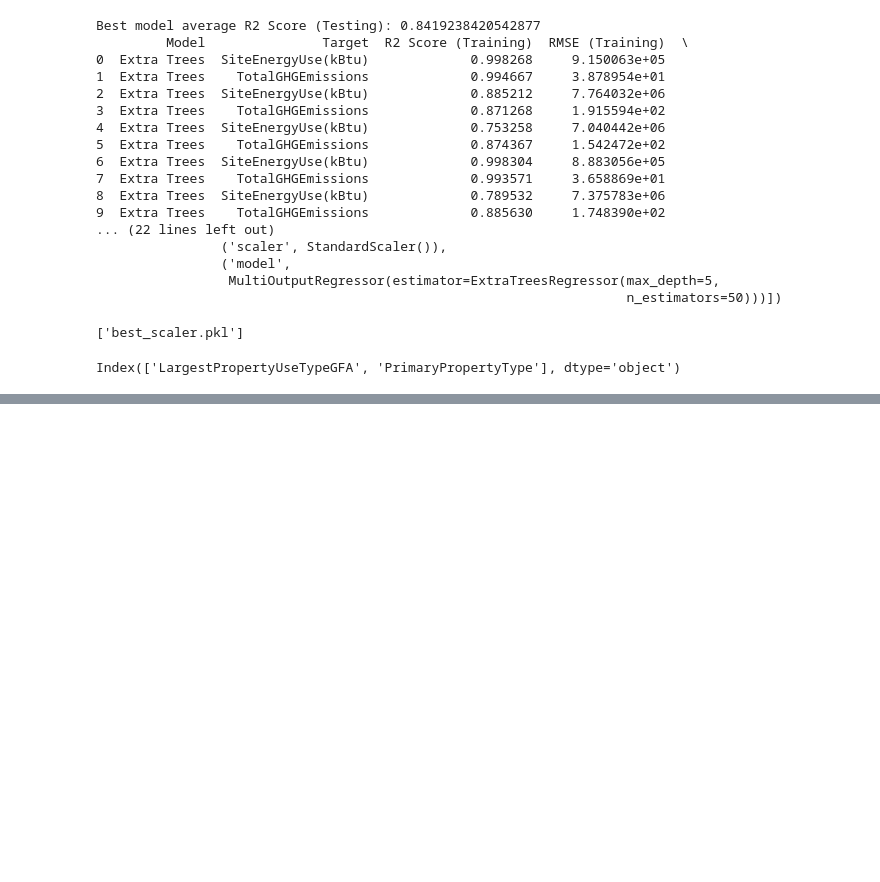
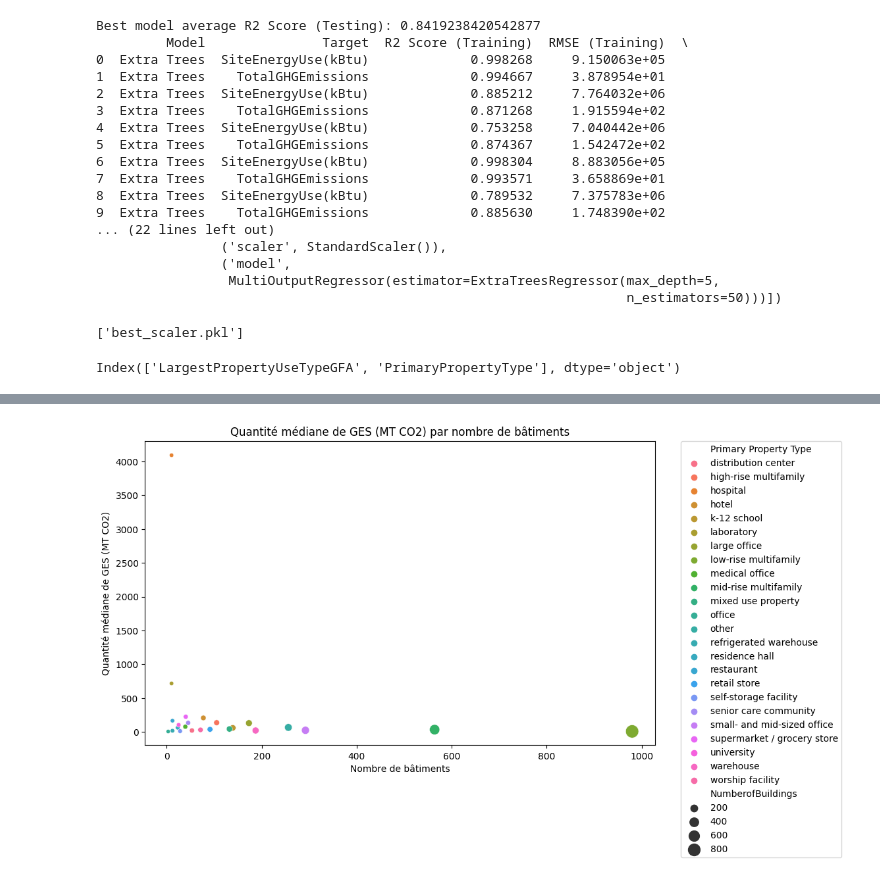
Before and after one commit to Lorenzo1208/co2, a Jupyter notebook: analyse/seattle_predictions.ipynb, the cells around one changed output, grey strips where cells are left out. Cells and saved outputs as stored; diff of their text form; code cells hidden in the pictures; blank space fills up the shorter version.

```diff
--- a/analyse/seattle_predictions.ipynb
+++ b/analyse/seattle_predictions.ipynb
@@ -1382,0 +1408,34 @@ Index(['LargestPropertyUseTypeGFA', 'PrimaryPropertyType'], dtype='object')
+# %%
+import seaborn as sns
+import pandas as pd
+import matplotlib.pyplot as plt
+
+# Charger les données
+data = pd.read_csv('C:/Users/loren/OneDrive/Documents/GitHub/co2/2016_Building_Energy_Benchmarking.csv')
+
+# Nettoyer les données si nécessaire
+data = data.dropna(subset=['TotalGHGEmissions', 'PrimaryPropertyType'])
+
+# Convertir les types de bâtiments en minuscules et supprimer les espaces supplémentaires
+data['PrimaryPropertyType'] = data['PrimaryPropertyType'].str.lower().str.strip()
+
+# Grouper les données par type de bâtiment
+grouped_data = data.groupby('PrimaryPropertyType')
+
+# Calculer le nombre de bâtiments et la médiane des émissions de GHG pour chaque groupe
+plot_data = grouped_data.agg(NumberofBuildings=('PrimaryPropertyType', 'count'), MedianGHG=('TotalGHGEmissions', 'median')).reset_index()
+
+# Créer le graphique à bulles
+plt.figure(figsize=(10, 6))
+scatter = sns.scatterplot(data=plot_data, x='NumberofBuildings', y='MedianGHG', size='NumberofBuildings', hue='PrimaryPropertyType', sizes=(20, 200))
+
+# Afficher la légende sans les tailles des points
+handles, labels = scatter.get_legend_handles_labels()
+scatter.legend(handles=handles[1:], labels=labels[1:], title='Primary Property Type', bbox_to_anchor=(1.05, 1), loc=2, borderaxespad=0.)
+
+plt.title('Quantité médiane de GES (MT CO2) par nombre de bâtiments')
+plt.xlabel('Nombre de bâtiments')
+plt.ylabel('Quantité médiane de GES (MT CO2)')
+plt.show()
+# %% [output]
+[figure, added]
```
Also changed, not shown: parts of 2 cells of this notebook, 2 other files.
